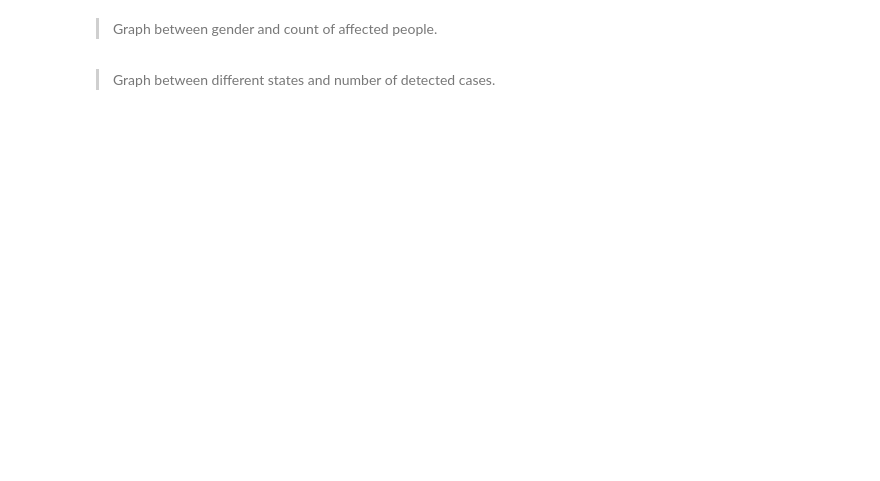
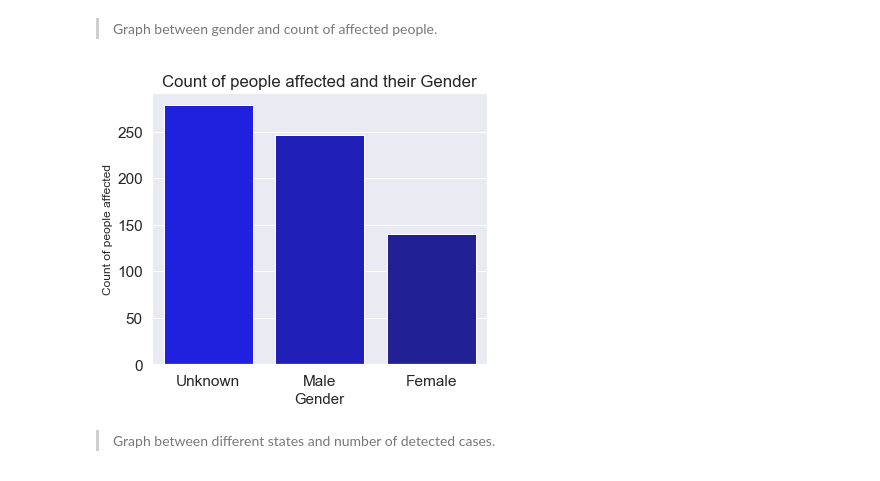
Before and after one commit to samacker77/COVID19-India-Analysis, a Jupyter notebook: src/notebook.ipynb, the cells around one changed output. Cells and saved outputs as stored; diff of their text form; code cells hidden in the pictures; blank space fills up the shorter version.

```diff
--- a/src/notebook.ipynb
+++ b/src/notebook.ipynb
@@ -85,2 +246,0 @@ plt.show()
-# %%
-data['Nationality']=data['Nationality'].replace('Indian','India')
@@ -97,11 +248,13 @@ plt.show()
 > Graph between gender and count of affected people.
 # %%
 plt.figure(figsize=(6,5))
-sns.barplot(data['Gender'].value_counts().index,data['Gender'].value_counts().values, palette=sns.dark_palette("blue", reverse=True))
+sns.barplot(data['gender'].value_counts().index,data['gender'].value_counts().values, palette=sns.dark_palette("blue", reverse=True))
 plt.title('Count of people affected and their Gender')
 plt.ylabel('Count of people affected', fontsize=12)
-plt.xlabel('Gender', fontsize=12)
+plt.xlabel('Gender', fontsize=15)
 plt.show()
+# %% [output]
+[figure, added]
 # %% [markdown]
 > Graph between different states and number of detected cases.
 # %%
```
Also changed, not shown: parts of 61 cells of this notebook.
